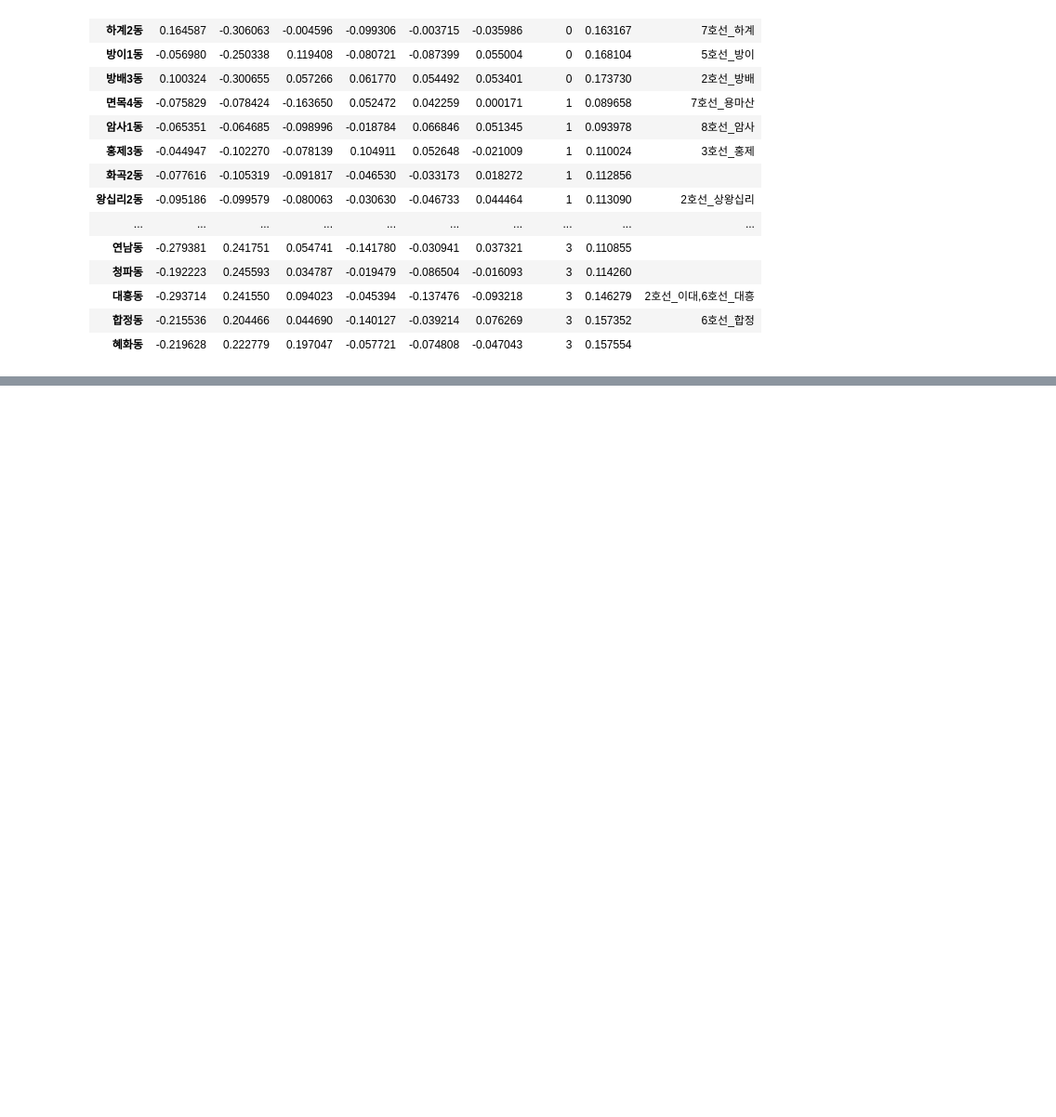
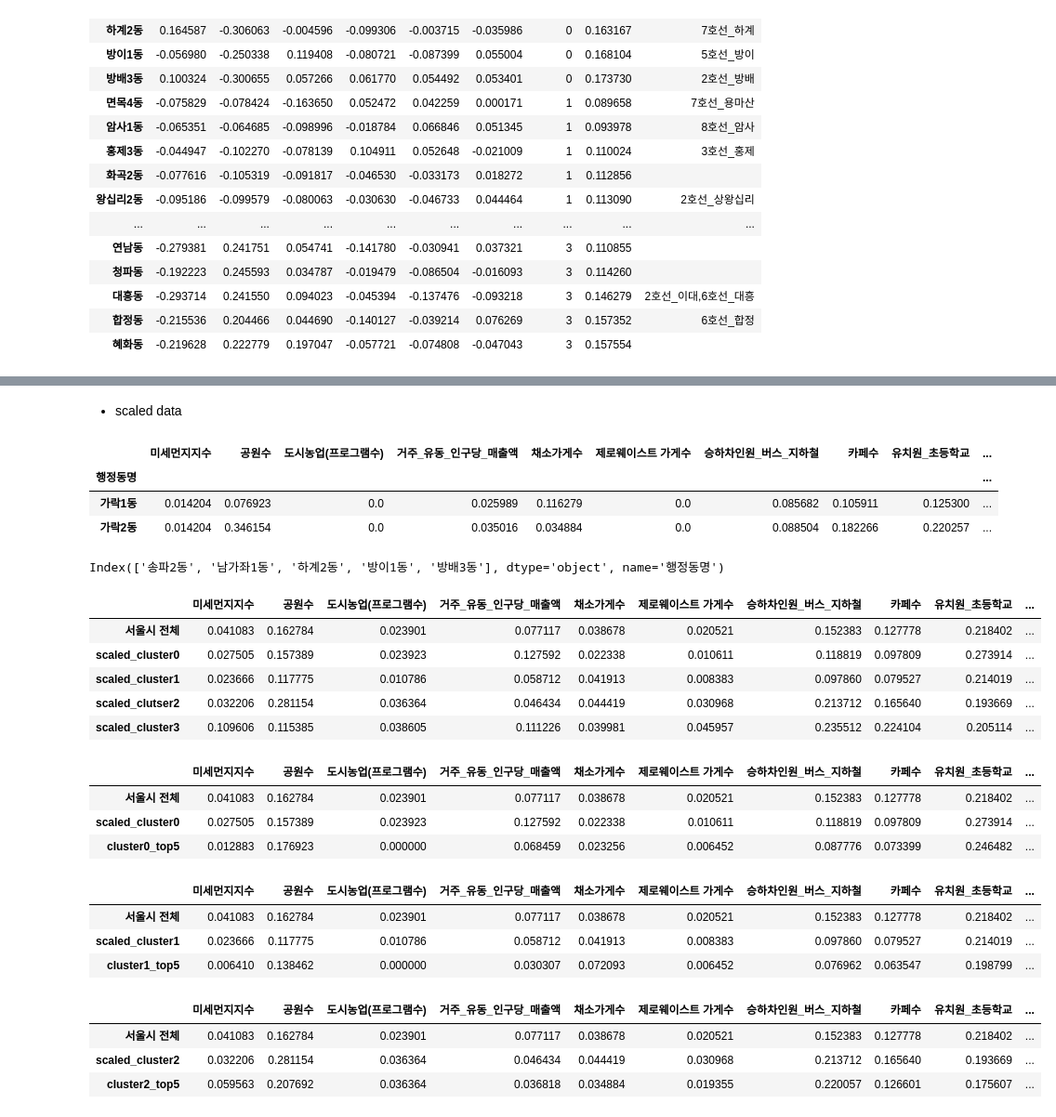
Before and after one commit to sesac-2023/cha_workspace, a Jupyter notebook: individual_tests/PJT_final_2023/modeling/optimal_location.ipynb, the cells around one changed output, grey strips where cells are left out. Shown: that part at 93% size. Saved outputs shown, nothing was run; the diff lists cells and outputs as text; code cells hidden in the pictures; blank space fills up the shorter version.

```diff
--- a/individual_tests/PJT_final_2023/modeling/optimal_location.ipynb
+++ b/individual_tests/PJT_final_2023/modeling/optimal_location.ipynb
@@ -108,0 +155,65 @@ pca_cluster_3
+# %% [markdown]
+- scaled data
+# %%
+# minmax scaled data 불러오기
+scaled_df = pd.read_csv('./data/minmax_scaling.csv', index_col=0)
+if scaled_df.index.equals(pca_result.index):
+    tmp = scaled_df.copy()
+    tmp['cluster'] = pca_result['cluster']
+tmp.head(2)
+# %% [output]
+|  | 미세먼지지수 | 공원수 | 도시농업(프로그램수) | 거주_유동_인구당_매출액 | 채소가게수 | 제로웨이스트 가게수 | 승하차인원_버스_지하철 | 카페수 | 유치원_초등학교 | ... |
+| 행정동명 |  |  |  |  |  |  |  |  |  | ... |
+| 가락1동 | 0.014204 | 0.076923 | 0.0 | 0.025989 | 0.116279 | 0.0 | 0.085682 | 0.105911 | 0.125300 | ... |
+| 가락2동 | 0.014204 | 0.346154 | 0.0 | 0.035016 | 0.034884 | 0.0 | 0.088504 | 0.182266 | 0.220257 | ... |
+# %%
+# 클러스터별 따로 데이터프레임 만들기
+scaled_cluster_0 = tmp[tmp['cluster'] == 0].drop('cluster', axis=1)
+scaled_cluster_1 = tmp[tmp['cluster'] == 1].drop('cluster', axis=1)
+scaled_cluster_2 = tmp[tmp['cluster'] == 2].drop('cluster', axis=1)
+scaled_cluster_3 = tmp[tmp['cluster'] == 3].drop('cluster', axis=1)
+# %%
+top_5.index[:5]
+# %% [output]
+Index(['송파2동', '남가좌1동', '하계2동', '방이1동', '방배3동'], dtype='object', name='행정동명')
+# %%
+scaled_result = pd.DataFrame([scaled_df.mean(), scaled_cluster_0.mean(), scaled_cluster_1.mean(), scaled_cluster_2.mean(), scaled_cluster_3.mean()], index = ['서울시 전체', 'scaled_cluster0', 'scaled_cluster1', 'scaled_clutser2', 'scaled_cluster3'])
+scaled_result
+# %% [output]
+|  | 미세먼지지수 | 공원수 | 도시농업(프로그램수) | 거주_유동_인구당_매출액 | 채소가게수 | 제로웨이스트 가게수 | 승하차인원_버스_지하철 | 카페수 | 유치원_초등학교 | ... |
+| 서울시 전체 | 0.041083 | 0.162784 | 0.023901 | 0.077117 | 0.038678 | 0.020521 | 0.152383 | 0.127778 | 0.218402 | ... |
+| scaled_cluster0 | 0.027505 | 0.157389 | 0.023923 | 0.127592 | 0.022338 | 0.010611 | 0.118819 | 0.097809 | 0.273914 | ... |
+| scaled_cluster1 | 0.023666 | 0.117775 | 0.010786 | 0.058712 | 0.041913 | 0.008383 | 0.097860 | 0.079527 | 0.214019 | ... |
+| scaled_clutser2 | 0.032206 | 0.281154 | 0.036364 | 0.046434 | 0.044419 | 0.030968 | 0.213712 | 0.165640 | 0.193669 | ... |
+| scaled_cluster3 | 0.109606 | 0.115385 | 0.038605 | 0.111226 | 0.039981 | 0.045957 | 0.235512 | 0.224104 | 0.205114 | ... |
+# %%
+pd.DataFrame([scaled_df.mean(),
+              scaled_cluster_0.mean(),
+              (scaled_cluster_0.loc[top_5.index[:5], :]).mean()],
+              index = ['서울시 전체', 'scaled_cluster0', 'cluster0_top5'])
+# %% [output]
+|  | 미세먼지지수 | 공원수 | 도시농업(프로그램수) | 거주_유동_인구당_매출액 | 채소가게수 | 제로웨이스트 가게수 | 승하차인원_버스_지하철 | 카페수 | 유치원_초등학교 | ... |
+| 서울시 전체 | 0.041083 | 0.162784 | 0.023901 | 0.077117 | 0.038678 | 0.020521 | 0.152383 | 0.127778 | 0.218402 | ... |
+| scaled_cluster0 | 0.027505 | 0.157389 | 0.023923 | 0.127592 | 0.022338 | 0.010611 | 0.118819 | 0.097809 | 0.273914 | ... |
+| cluster0_top5 | 0.012883 | 0.176923 | 0.000000 | 0.068459 | 0.023256 | 0.006452 | 0.087776 | 0.073399 | 0.246482 | ... |
+# %%
+pd.DataFrame([scaled_df.mean(),
+              scaled_cluster_1.mean(),
+              (scaled_cluster_1.loc[top_5.index[5:10], :]).mean()],
+              index = ['서울시 전체', 'scaled_cluster1', 'cluster1_top5'])
+# %% [output]
+|  | 미세먼지지수 | 공원수 | 도시농업(프로그램수) | 거주_유동_인구당_매출액 | 채소가게수 | 제로웨이스트 가게수 | 승하차인원_버스_지하철 | 카페수 | 유치원_초등학교 | ... |
+| 서울시 전체 | 0.041083 | 0.162784 | 0.023901 | 0.077117 | 0.038678 | 0.020521 | 0.152383 | 0.127778 | 0.218402 | ... |
+| scaled_cluster1 | 0.023666 | 0.117775 | 0.010786 | 0.058712 | 0.041913 | 0.008383 | 0.097860 | 0.079527 | 0.214019 | ... |
+| cluster1_top5 | 0.006410 | 0.138462 | 0.000000 | 0.030307 | 0.072093 | 0.006452 | 0.076962 | 0.063547 | 0.198799 | ... |
+# %%
+pd.DataFrame([
+    scaled_df.mean(),
+    scaled_cluster_2.mean(),
+    (scaled_cluster_2.loc[top_5.index[10:15], :]).mean()],
+    index = ['서울시 전체', 'scaled_cluster2', 'cluster2_top5'])
+# %% [output]
+|  | 미세먼지지수 | 공원수 | 도시농업(프로그램수) | 거주_유동_인구당_매출액 | 채소가게수 | 제로웨이스트 가게수 | 승하차인원_버스_지하철 | 카페수 | 유치원_초등학교 | ... |
+| 서울시 전체 | 0.041083 | 0.162784 | 0.023901 | 0.077117 | 0.038678 | 0.020521 | 0.152383 | 0.127778 | 0.218402 | ... |
+| scaled_cluster2 | 0.032206 | 0.281154 | 0.036364 | 0.046434 | 0.044419 | 0.030968 | 0.213712 | 0.165640 | 0.193669 | ... |
+| cluster2_top5 | 0.059563 | 0.207692 | 0.036364 | 0.036818 | 0.034884 | 0.019355 | 0.220057 | 0.126601 | 0.175607 | ... |
```
Also changed, not shown: parts of 17 cells of this notebook.
